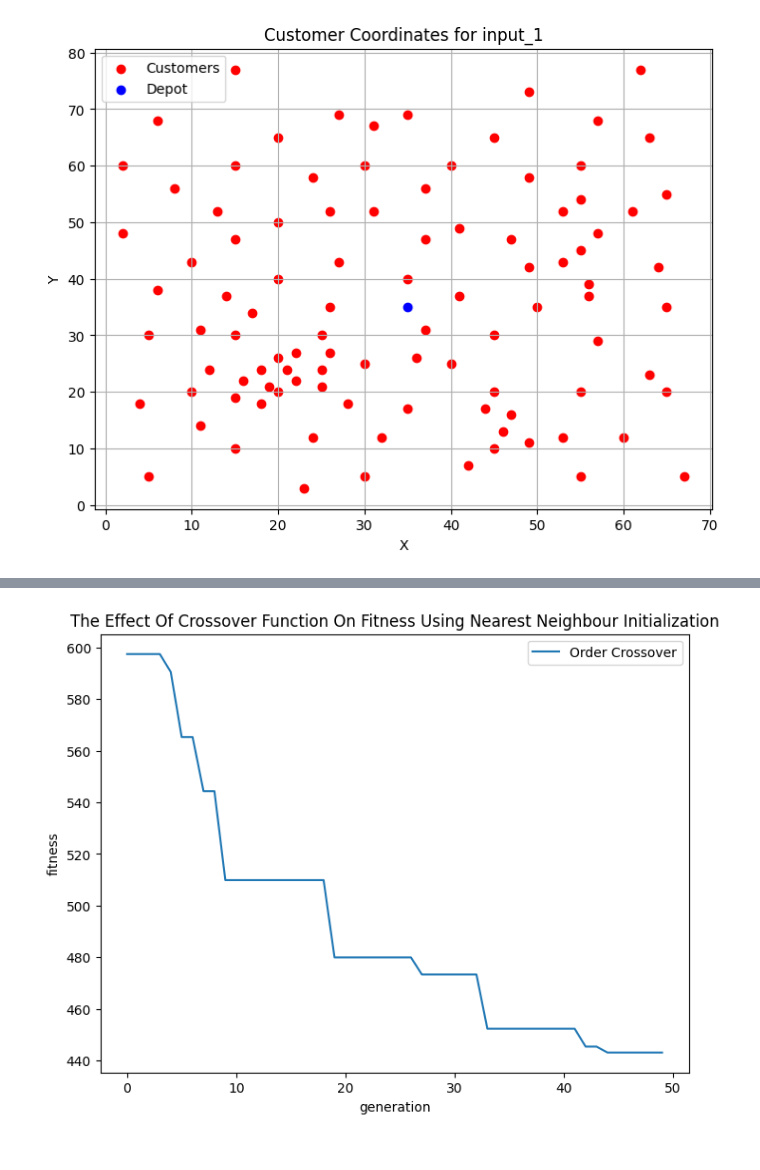
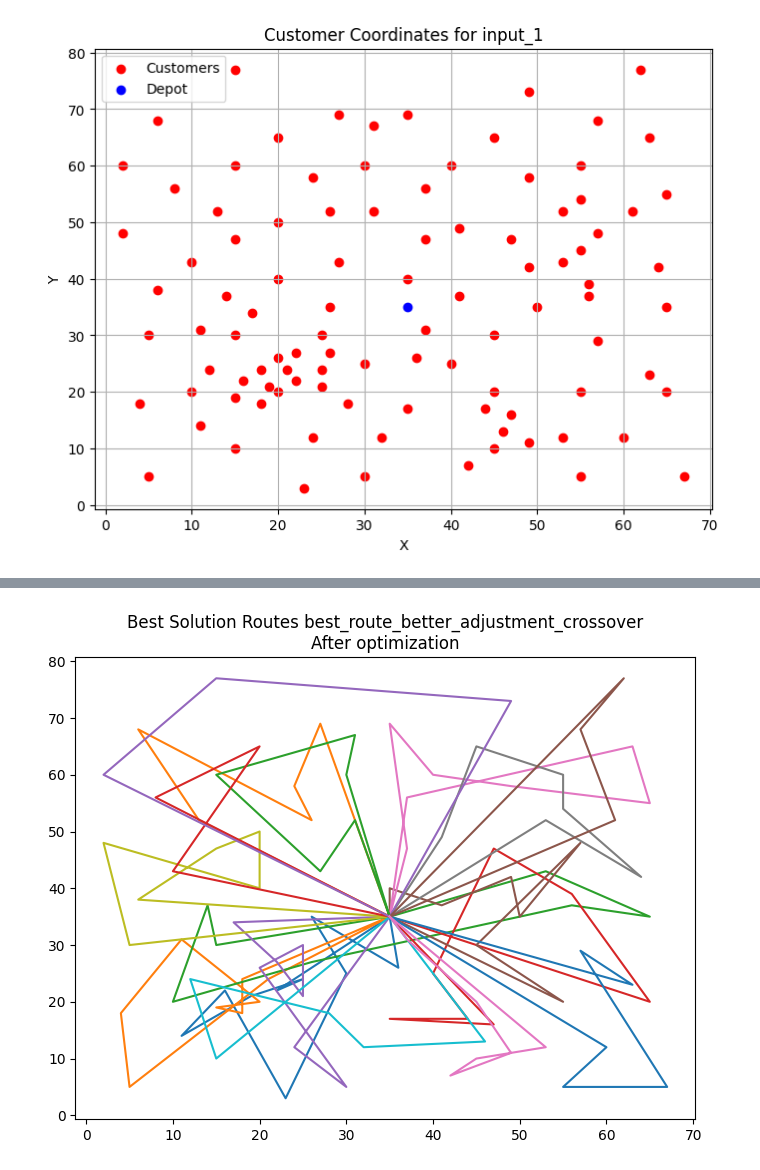
Before and after one commit to StefanJevtic63/Vehicle-Routing-Problem, a Jupyter notebook: vrptw.ipynb, the cells around one changed output, grey strips where cells are left out. Cells and saved outputs as stored; diff of their text form; code cells hidden in the pictures.

```diff
--- a/vrptw.ipynb
+++ b/vrptw.ipynb
@@ -983,0 +997,32 @@ Number of vehicles after for loop:  50
+# %%
+ga_optimization = []
+for population_size in POPULATION_SIZE:
+    params["population_size"] = population_size
+
+    for elitism_size in ELITISM_SIZE:
+        params["elitism_size"] = elitism_size
+
+        if population_size % 2 != elitism_size % 2:
+            params["elitism_size"] = elitism_size - 1
+
+        for num_generations in NUM_GENERATIONS:
+            params["num_generations"] = num_generations
+            ga_best_individual, ga_best_solutions = genetic_algorithm(params)
+
+            ga_optimization.append([population_size, elitism_size, num_generations,
+                                    ga_best_individual, ga_best_solutions])
+# %%
+ga_optimization.sort(key = lambda x : x[-1][-1].fitness)
+population_size, elitism_size, num_generations,  best_individual_opt, best_solutions_opt = ga_optimization[0]
+
+print('Best population size:', population_size)
+print('Best number of generations:', num_generations)
+print('Best elitism size:', elitism_size)
+print('Best fitness:', best_solutions_opt[-1].fitness)
+#print('------------------------------------------------------------------------')
+
+# for population_size, elitism_size, num_generations,  _, best_solutions in ga_optimization:
+#     print('population_size:', colored(population_size, 'red'),
+#           'num_generations:', colored(num_generations, 'blue'),
+#           'elitism_size', colored(elitism_size, 'magenta'),
+#           'fitness:', colored( round(best_solutions[-1].fitness, 3), 'green'))
@@ -1053,3 +1106,7 @@ plot_best_solution(ga_brbac, "Best Solution Routes BRBAC")
+# %%
+plot_best_solution(best_individual_opt, "Best Solution Routes " + best_crossover + "\nAfter optimization")
+# %% [output]
+[figure, added]
 # %%
 def best_solution_evolution(solutions, title, info):
     plt.figure(figsize=(8, 6))
@@ -1068,5 +1125 @@ def best_solution_evolution(solutions, title, info):
     plt.show()
-# %%
-best_solution_evolution([best_solutions_order_crossover], "The Effect Of Crossover Function On Fitness Using Nearest Neighbour Initialization", ["Order Crossover", "Best Route Better Adjustment Crossover", "Partially Mapped Crossover"])
-# %% [output]
-[figure, removed]
```
Also changed, not shown: parts of 26 cells of this notebook.
